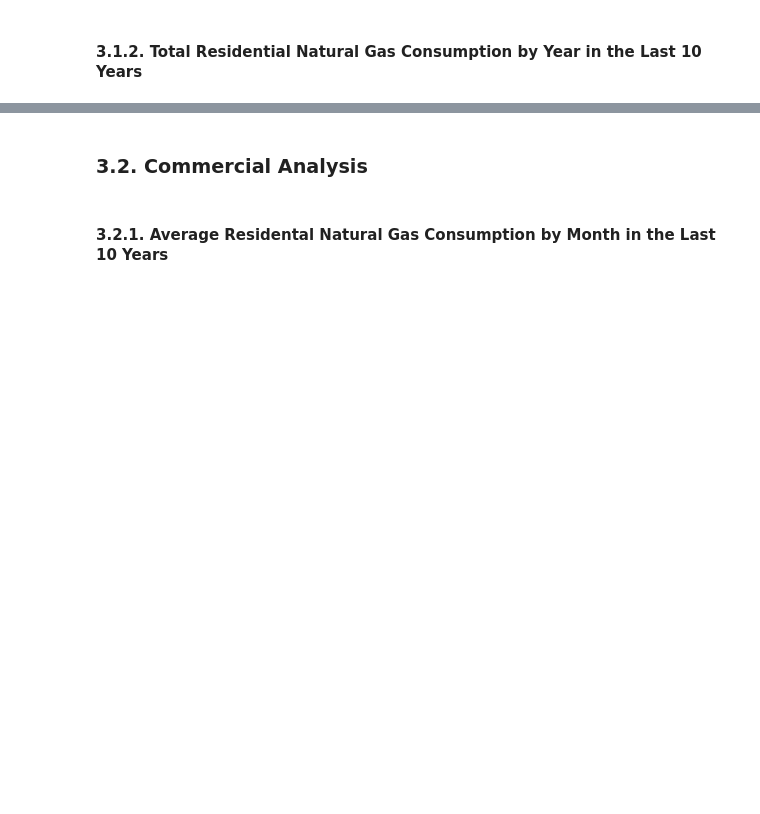
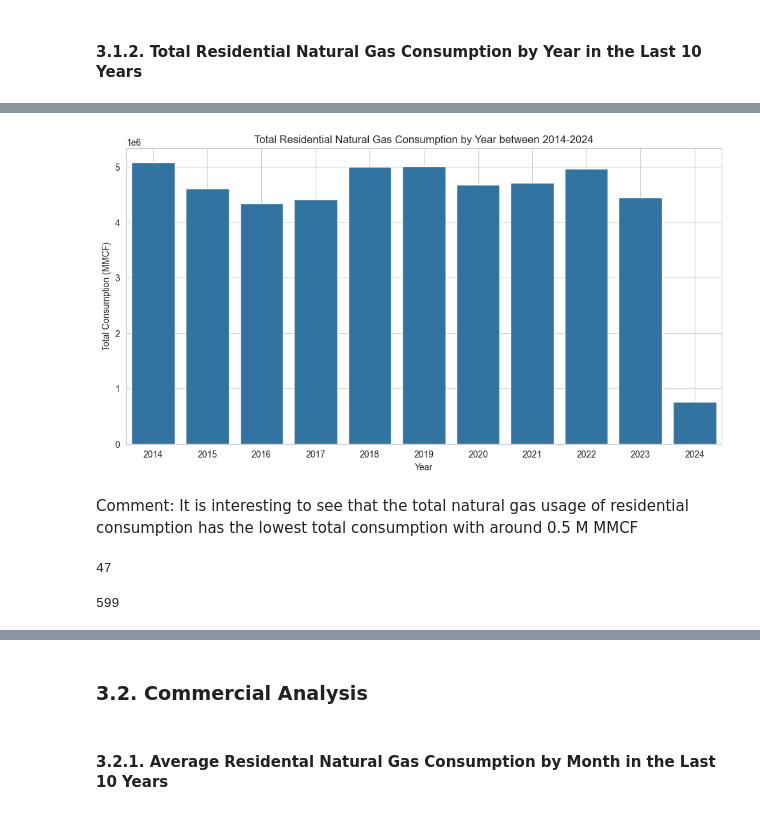
Before and after one commit to mscgoz/USA_Gas_Consumption_Analysis, a Jupyter notebook: 03_Scripts/02_EDA.ipynb, the cells around one changed output, grey strips where cells are left out. Cells and saved outputs as stored; diff of their text form; code cells hidden in the pictures; blank space fills up the shorter version.

```diff
--- a/03_Scripts/02_EDA.ipynb
+++ b/03_Scripts/02_EDA.ipynb
@@ -276,2 +338,6 @@ fig.savefig(os.path.join(path, '04_Visualizations', 'boxplot_value_no_us.png'))
 # %% [markdown]
 #### 3.1.2. Total Residential Natural Gas Consumption by Year in the Last 10 Years
+# %%
+# group total natural gas consumption by year for the 'Total' month
+
+df_total_year_res = df_res.groupby(['year']).agg({'value':'sum'})
@@ -277,0 +362,25 @@ fig.savefig(os.path.join(path, '04_Visualizations', 'boxplot_value_no_us.png'))
+# %%
+# draw a bar plot to visualize the total values by year for the residential consumption data
+fig, ax = plt.subplots(figsize=(12, 6))
+sns.barplot(x='year', y='value', data=df_total_year_res, ax=ax)
+ax.set_title('Total Residential Natural Gas Consumption by Year between 2014-2024')
+ax.set_xlabel('Year')
+ax.set_ylabel('Total Consumption (MMCF)')
+ax.grid(True)
+sns.set_style("whitegrid")
+# %% [output]
+[figure, added]
+# %% [markdown]
+Comment: It is interesting to see that the total natural gas usage of residential consumption has the lowest total consumption with around 0.5 M MMCF
+# %%
+# check the total count of data for the year 2024
+
+len(df_res[df_res["year"] == 2024])
+# %% [output]
+47
+# %%
+# check the total count of data for the year 2023
+
+len(df_res[df_res["year"] == 2023])
+# %% [output]
+599
```
Also changed, not shown: parts of 39 cells of this notebook, 1 other file.
